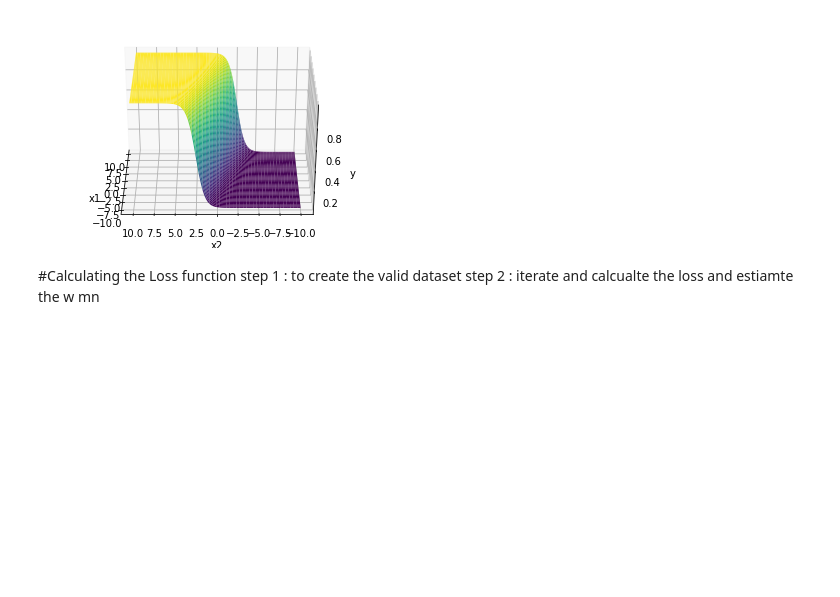
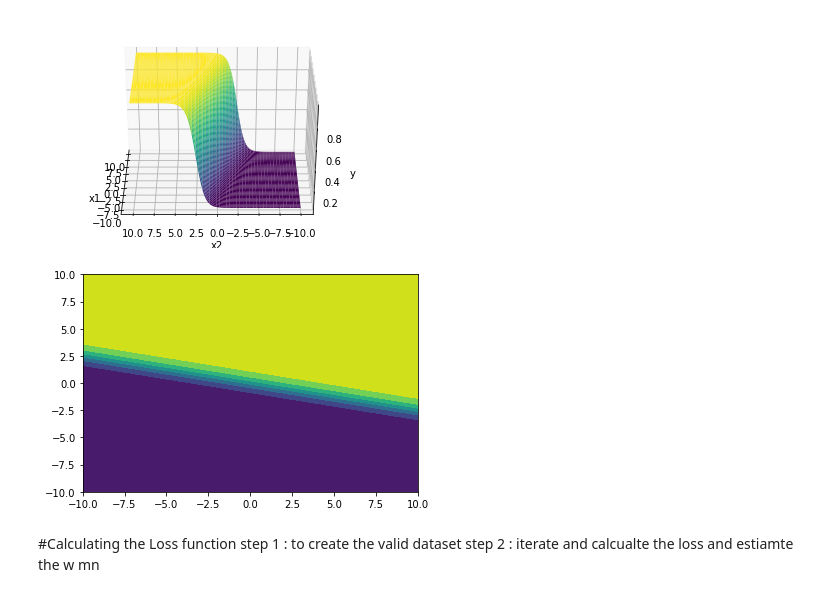
Before and after one commit to aborundiya/NeuralNetwork, a Jupyter notebook: gradientDescent.ipynb, the cells around one changed output. Drawn from its saved outputs; the diff is of its cells as text; code cells hidden in the pictures; blank space fills up the shorter version.

```diff
--- a/gradientDescent.ipynb
+++ b/gradientDescent.ipynb
@@ -46,6 +46,11 @@ ax.set_zlabel('y')
 ax.view_init(30,180)
 # %% [output]
 [figure]
+# %%
+plt.contourf(XX1,XX2,Y,aplha = 0.6)
+plt.show()
+# %% [output]
+[figure, added]
 # %% [markdown]
 #Calculating the Loss function
 step 1 : to create the valid dataset
```
Also changed, not shown: parts of 1 cell of this notebook.
